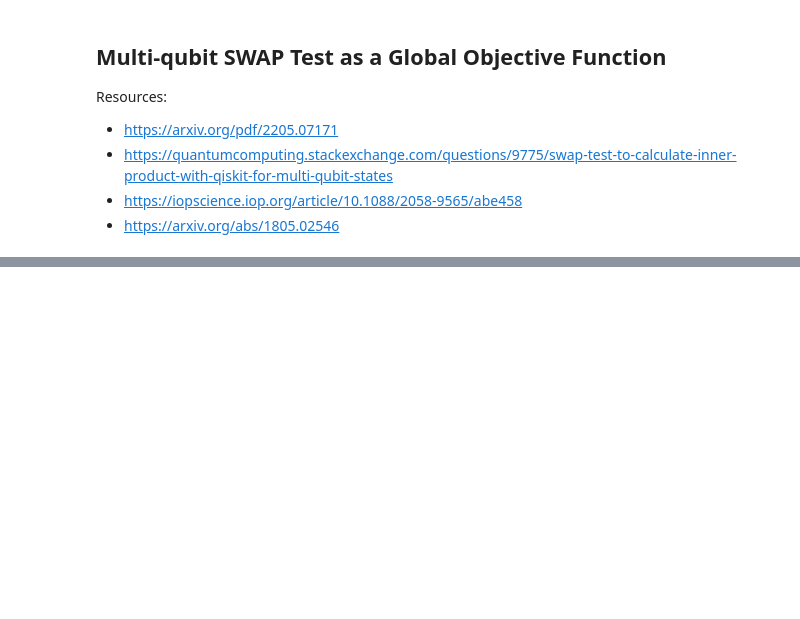
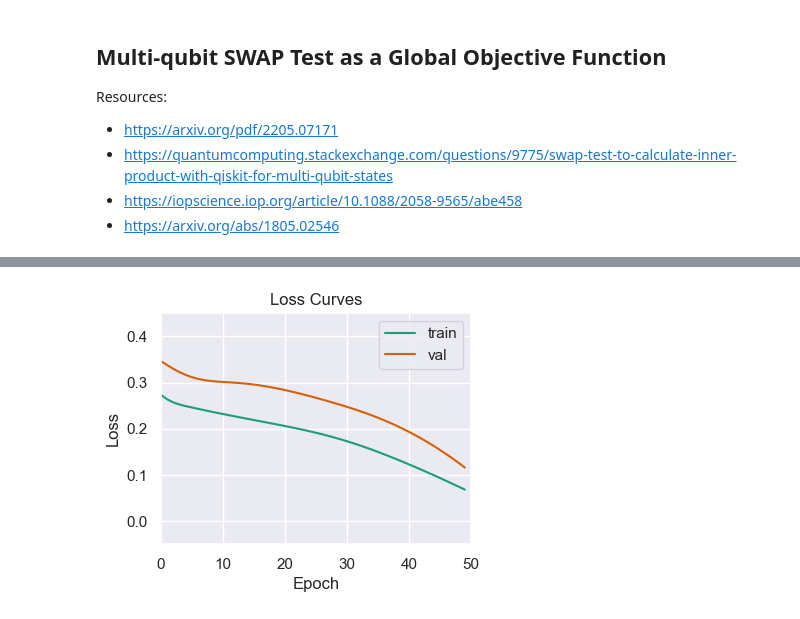
Before and after one commit to BenPrie/variational-local-inversions, a Jupyter notebook: variational-local-inversions.ipynb, the cells around one changed output, grey strips where cells are left out. Cells and saved outputs as stored; diff of their text form; code cells hidden in the pictures; blank space fills up the shorter version.

```diff
--- a/variational-local-inversions.ipynb
+++ b/variational-local-inversions.ipynb
@@ -692,0 +694,29 @@ q_reg[[1, 2]]
+# %%
+# Dataloading.
+batch_size = 8
+train_loader = DataLoader(xs_train, batch_size=batch_size)
+val_loader = DataLoader(xs_val, batch_size=batch_size)
+# %%
+# Build a circuit for the QNN from U.
+local_qnn_circuit, input_parameters, weight_parameters = build_qnn_circuit(U, ansatz_reps=5, target_qubits=target_qubits, multi_swap=False)
+
+# Define a QNN object.
+local_qnn = SamplerQNN(
+    circuit=local_qnn_circuit,
+    input_params=input_parameters,
+    weight_params=weight_parameters,
+    interpret=lambda x: x,
+    output_shape=2,
+    input_gradients=True
+)
+
+# Explicitly declare initial weights (else they will be uniformly randomly sampled from [-1, 1]).
+initial_weights = .1 * (2 * algorithm_globals.random.random(local_qnn.num_weights) - 1)
+
+# Define a PyTorch model from the QNN (and move it to device).
+local_model = TorchConnector(local_qnn, initial_weights=initial_weights)
+local_model = local_model.to(device)
+
+_, _ = train_by_torch(local_model, train_loader, val_loader, n_epochs=50, lr=1e-2, live_plot=True)
+# %% [output]
+[figure, added]
```
Also changed, not shown: parts of 8 cells of this notebook, 2 other files.
